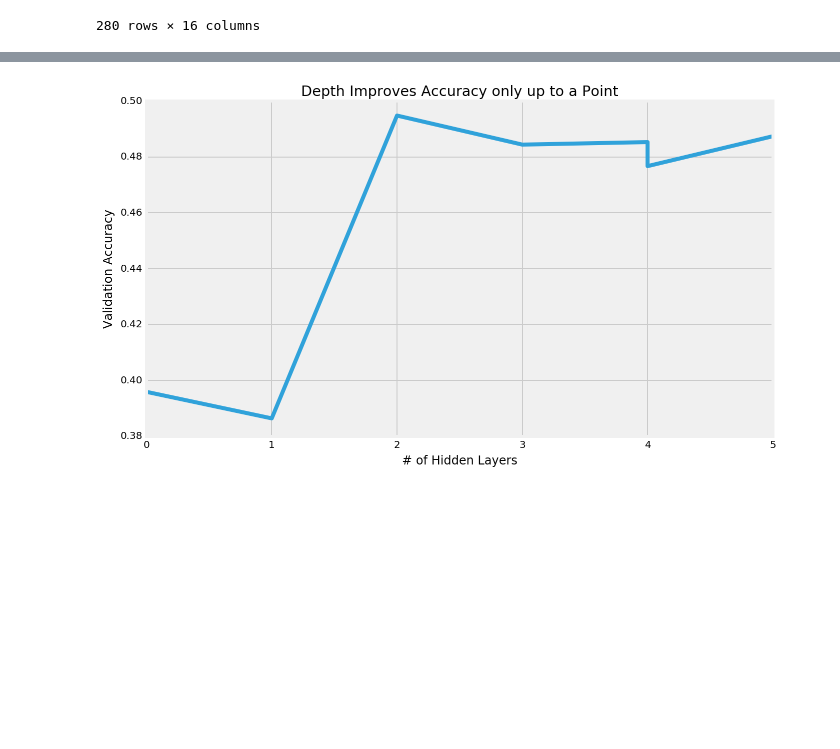
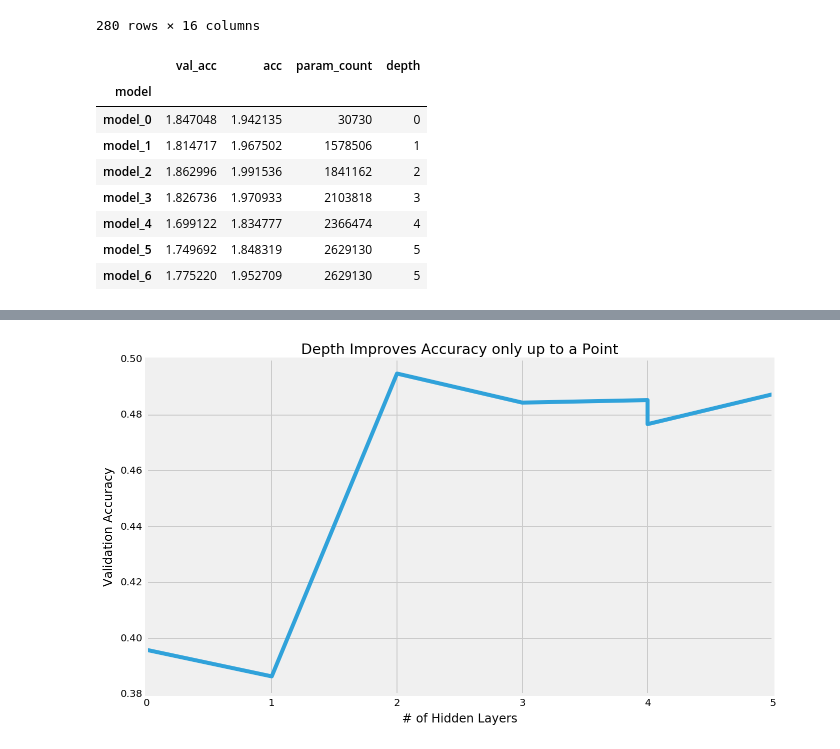
Before and after one commit to gusostow/cifar-capstone, a Jupyter notebook: notebooks/ffn plots.ipynb, the cells around one changed output, grey strips where cells are left out. Drawn from its saved outputs; the diff is of its cells as text; code cells hidden in the pictures; blank space fills up the shorter version.

```diff
--- a/notebooks/ffn plots.ipynb
+++ b/notebooks/ffn plots.ipynb
@@ -243,11 +243,22 @@ pd.read_csv("../csv_logs/ffn_depthcharts_adam.csv")
 280 rows × 16 columns
 # %%
 count_layers = lambda x: len(x.split(","))
-depthcharts["depth"] = depthcharts["layers"].map(count_layers)
-depthcharts["depth"] = depthcharts["depth"] - 1
+#depthcharts["depth"] = depthcharts["layers"].map(count_layers)
+#depthcharts["depth"] = depthcharts["depth"] - 1
 
 depthcharts_adam["depth"] = depthcharts_adam["layers"].map(count_layers)
 depthcharts_adam["depth"] = depthcharts_adam["depth"] - 1
 
 depthcharts_adam_group = depthcharts_adam.groupby("model")["val_acc", "acc", "param_count", "depth"].max()
+depthcharts_adam_group
+# %% [output]
+|  | val_acc | acc | param_count | depth |
+| model |  |  |  |  |
+| model_0 | 1.847048 | 1.942135 | 30730 | 0 |
+| model_1 | 1.814717 | 1.967502 | 1578506 | 1 |
+| model_2 | 1.862996 | 1.991536 | 1841162 | 2 |
+| model_3 | 1.826736 | 1.970933 | 2103818 | 3 |
+| model_4 | 1.699122 | 1.834777 | 2366474 | 4 |
+| model_5 | 1.749692 | 1.848319 | 2629130 | 5 |
+| model_6 | 1.775220 | 1.952709 | 2629130 | 5 |
 # %%
```
Also changed, not shown: parts of 1 cell of this notebook, 3 other files.
